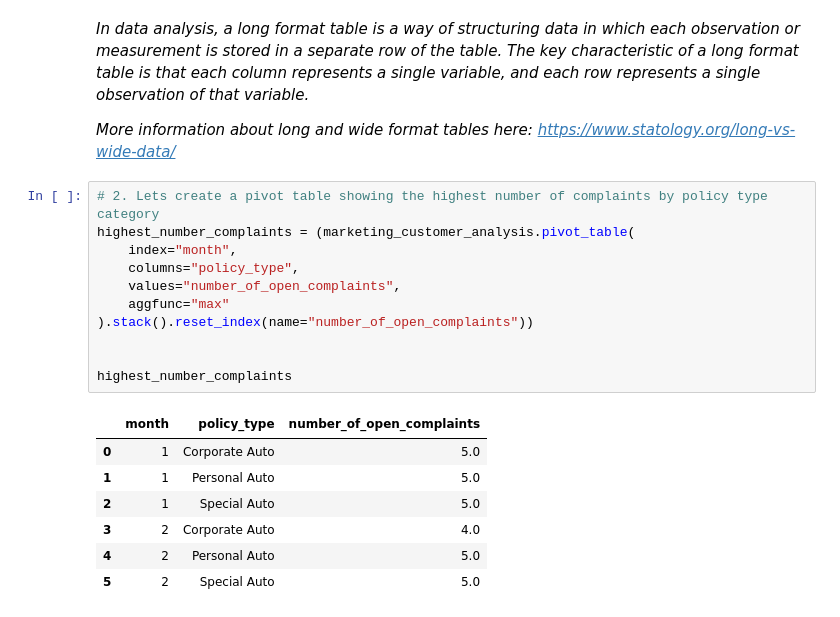
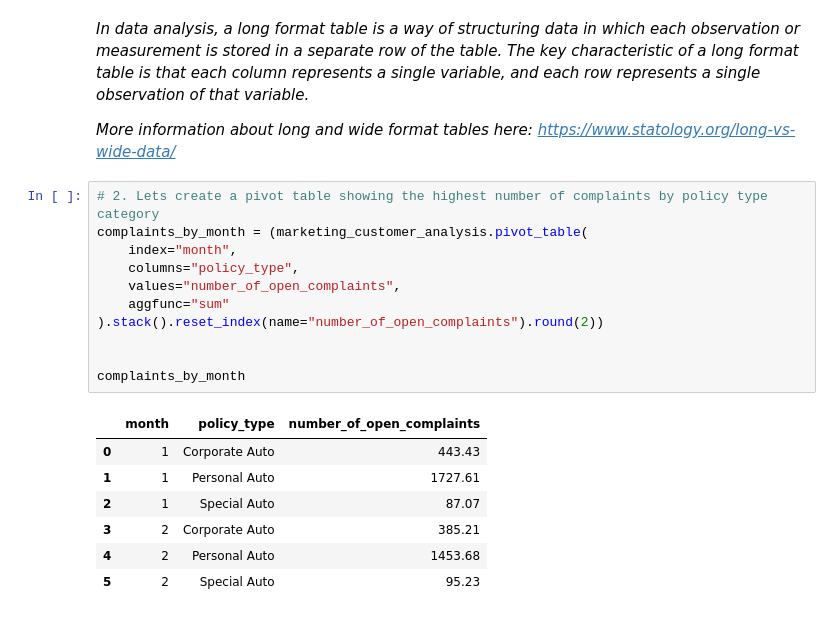
Before and after one commit to data-bootcamp-v4/lab-dw-data-structuring-and-combining, a Jupyter notebook: lab-dw-data-structuring-and-combining.ipynb, the cells around one changed output. Drawn from its saved outputs; the diff is of its cells as text.

```diff
--- a/lab-dw-data-structuring-and-combining.ipynb
+++ b/lab-dw-data-structuring-and-combining.ipynb
@@ -550,20 +722,20 @@ Show it in a long format table.
 *More information about long and wide format tables here: https://www.statology.org/long-vs-wide-data/*
 # %%
 # 2. Lets create a pivot table showing the highest number of complaints by policy type category
-highest_number_complaints = (marketing_customer_analysis.pivot_table(
+complaints_by_month = (marketing_customer_analysis.pivot_table(
     index="month",
     columns="policy_type",
     values="number_of_open_complaints",
-    aggfunc="max"
-).stack().reset_index(name="number_of_open_complaints"))
+    aggfunc="sum"
+).stack().reset_index(name="number_of_open_complaints").round(2))
 
 
-highest_number_complaints
+complaints_by_month
 # %% [output]
 |  | month | policy_type | number_of_open_complaints |
-| 0 | 1 | Corporate Auto | 5.0 |
-| 1 | 1 | Personal Auto | 5.0 |
-| 2 | 1 | Special Auto | 5.0 |
-| 3 | 2 | Corporate Auto | 4.0 |
-| 4 | 2 | Personal Auto | 5.0 |
-| 5 | 2 | Special Auto | 5.0 |
+| 0 | 1 | Corporate Auto | 443.43 |
+| 1 | 1 | Personal Auto | 1727.61 |
+| 2 | 1 | Special Auto | 87.07 |
+| 3 | 2 | Corporate Auto | 385.21 |
+| 4 | 2 | Personal Auto | 1453.68 |
+| 5 | 2 | Special Auto | 95.23 |
```
Also changed, not shown: parts of 18 cells of this notebook.
